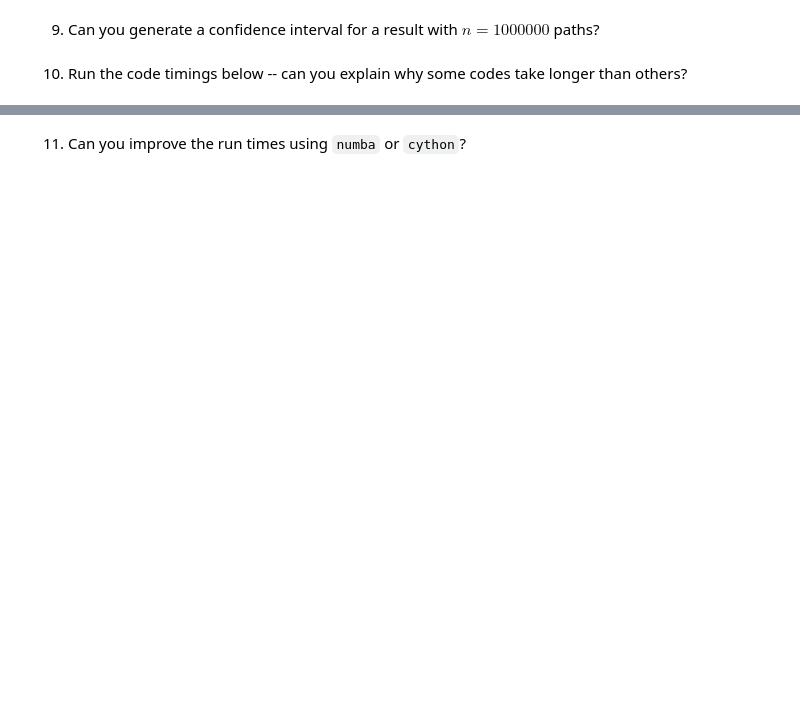
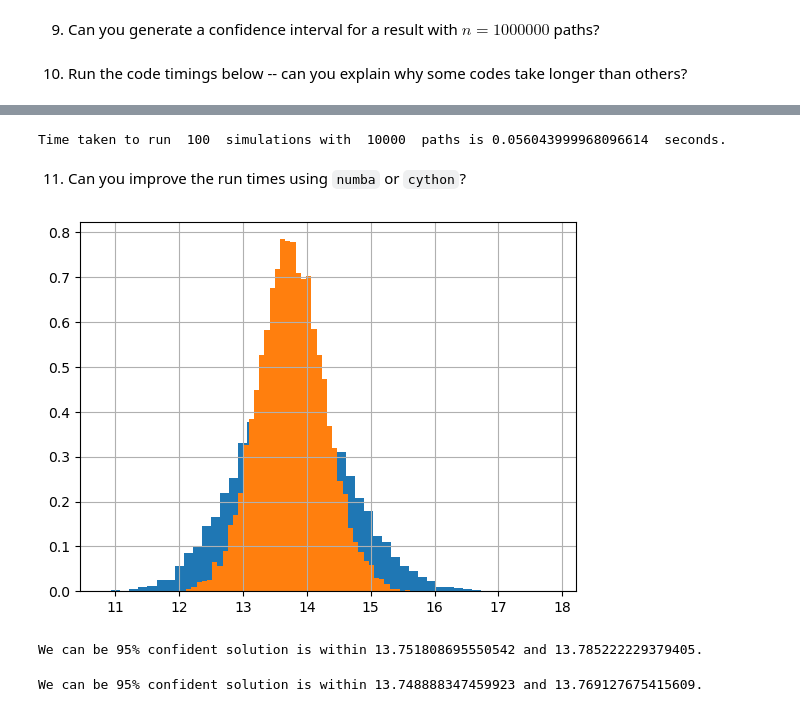
Before and after one commit to pjohno/MATH60082-python, a Jupyter notebook: MATH60082-lab-workbook-5.ipynb, the cells around one changed output, grey strips where cells are left out. Drawn from its saved outputs; the diff is of its cells as text; code cells hidden in the pictures; blank space fills up the shorter version.

```diff
--- a/MATH60082-lab-workbook-5.ipynb
+++ b/MATH60082-lab-workbook-5.ipynb
@@ -50,3 +51,8 @@ def monteCarlov3(S_0,T,X,r,q,sigma,n):
     return sum/n *numpy.exp(-r*T)
 # %% [markdown]
 8. Plot out the results of $V_n$ vs $n$ for each of the methods (you can choose $K=100$). Are the results converging on the correct value?
+# %%
+for i in range(0,10):
+    print(monteCarlov1(100.0,1.0,100.0,0.05,0.02,0.2,100000,100))
+    print(monteCarlov2(100.0,1.0,100.0,0.05,0.02,0.2,100000))
+    print(monteCarlov3(100.0,1.0,100.0,0.05,0.02,0.2,100000))
@@ -83,2 +116,59 @@ print("Time taken to run ",codeRuns," simulations with ",n," paths is", timeSimu
+# %%
+script="monteCarlov4(S_0,T,X,r,q,sigma,n)"
+codeRuns = 100
+timeSimulate = timeit( script,number=codeRuns,globals=globals() )
+
+print("Time taken to run ",codeRuns," simulations with ",n," paths is", timeSimulate," seconds.")
+# %% [output]
+Time taken to run  100  simulations with  10000  paths is 0.056043999968096614  seconds.
 # %% [markdown]
 11. Can you improve the run times using `numba` or `cython`?
+# %%
+def monteCarloPlain(S_0,T,X,r,q,sigma,n,m):
+    for j in range(0,m):
+        WT = rng.normal(0.0,numpy.sqrt(T), n)
+        # moment match on WT to ensure it has the correct mean and variance
+        sum = 0.0
+        for i in range(0,n):
+            STi = S_0*numpy.exp((r-q-0.5*sigma*sigma)*T+sigma*WT[i])
+            sum += max(STi-X,0.0)
+        V_N =  sum/n *numpy.exp(-r*T)
+    return # AVERAGE OF V_N VALUES with N*M total paths
+# %%
+def monteCarloAnti(S_0,T,X,r,q,sigma,n):
+    WT = rng.normal(0.0,numpy.sqrt(T), n)
+    sum = 0.0
+    for i in range(0,n):
+        STi = S_0*numpy.exp((r-q-0.5*sigma*sigma)*T+sigma*WT[i])
+        STiminus = S_0*numpy.exp((r-q-0.5*sigma*sigma)*T-sigma*WT[i])
+        sum += max(STi-X,0.0) + max(STiminus-X,0.0)
+    return sum/2.0/n *numpy.exp(-r*T)
+# %%
+K=10000
+N_values = numpy.zeros(K)
+V_values = numpy.zeros(K)
+VAnti_values = numpy.zeros(K)
+for k in range(K):
+    N = 1000
+    val = monteCarloPlain(S_0,T,X,r,q,sigma,N)
+    V_values[k] = val
+    VAnti_values[k] = monteCarloAnti(S_0,T,X,r,q,sigma,N)
+# %%
+import matplotlib.pyplot as plt
+plt.hist(V_values, bins=50,density=True)
+plt.hist(VAnti_values, bins=50,density=True)
+plt.grid(True)
+# %% [output]
+[figure, added]
+# %%
+var_V = numpy.var(V_values)
+sample_mean_var = var_V/K
+print(f"We can be 95% confident solution is within {numpy.average(V_values)-1.96*numpy.sqrt(sample_mean_var)} and {numpy.average(V_values)+1.96*numpy.sqrt(sample_mean_var)}.")
+# %% [output]
+We can be 95% confident solution is within 13.751808695550542 and 13.785222229379405.
+# %%
+var_V = numpy.var(VAnti_values)
+sample_mean_var = var_V/K
+print(f"We can be 95% confident solution is within {numpy.average(VAnti_values)-1.96*numpy.sqrt(sample_mean_var)} and {numpy.average(VAnti_values)+1.96*numpy.sqrt(sample_mean_var)}.")
+# %% [output]
+We can be 95% confident solution is within 13.748888347459923 and 13.769127675415609.
```
Also changed, not shown: parts of 16 cells of this notebook, 2 other files.
